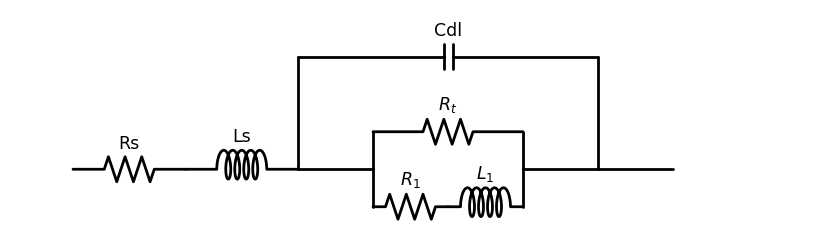
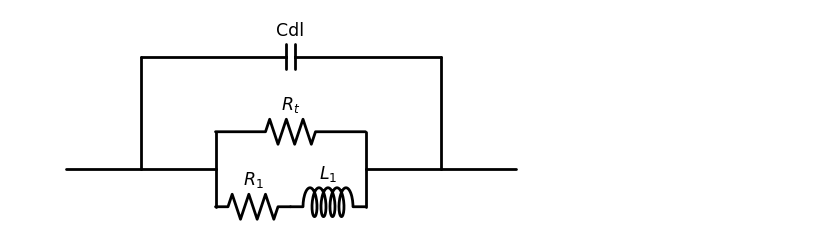
Before and after one commit to EricViklund/nbeis, a Jupyter notebook: DRT-Compute-3.ipynb, the cells around one changed output. Drawn from its saved outputs; the diff is of its cells as text; code cells hidden in the pictures.

```diff
--- a/DRT-Compute-3.ipynb
+++ b/DRT-Compute-3.ipynb
@@ -645,35 +707,34 @@ plt.savefig('figures/gamma.png')
 # %%
 import schemdraw
 import schemdraw.elements as elm
 
 
 
 with schemdraw.Drawing() as d:
-    Rs = d.add(elm.Resistor().label('Rs').length(d.unit*0.75))
-    Ls = d.add(elm.Inductor2().label('Ls').length(d.unit*0.75))
+    d += elm.Line().length(d.unit*0.5).right()
     d.push()
     d += elm.Line().length(d.unit*0.75).up()
     Cdl = d.add(elm.Capacitor().label('Cdl').length(d.unit*2).right())
     d += elm.Line().length(d.unit*0.75).down()
     d.pop()
     d += elm.Line().length(d.unit*0.5).right()
     d.push()
     d += elm.Line().length(d.unit*0.25).up()
     Rt = d.add(elm.Resistor().label('$R_t$').right())
     d += elm.Line().length(d.unit*0.25).down()
     d.pop()
     d += elm.Line().length(d.unit*0.25).down()
     R1 = d.add(elm.Resistor().label('$R_1$').length(d.unit*0.5).right())
     L1 = d.add(elm.Inductor2().label('$L_1$').length(d.unit*0.5).right())
     d += elm.Line().length(d.unit*0.25).up()
     d += elm.Line().length(d.unit*0.5).right()
     d.push()
     d += elm.Line().length(d.unit*0.5).right()
 
 
     d.save('figures/ec.png')
 # %% [output]
-[figure, old version]
+[figure, new version]
 # %%
 def RC_Circuit(w,Rt,Ri,Li):
     Y = 1/Rt + 1/(Ri+1j*w*Li)
```
Also changed, not shown: parts of 10 cells of this notebook, 10 other files.
